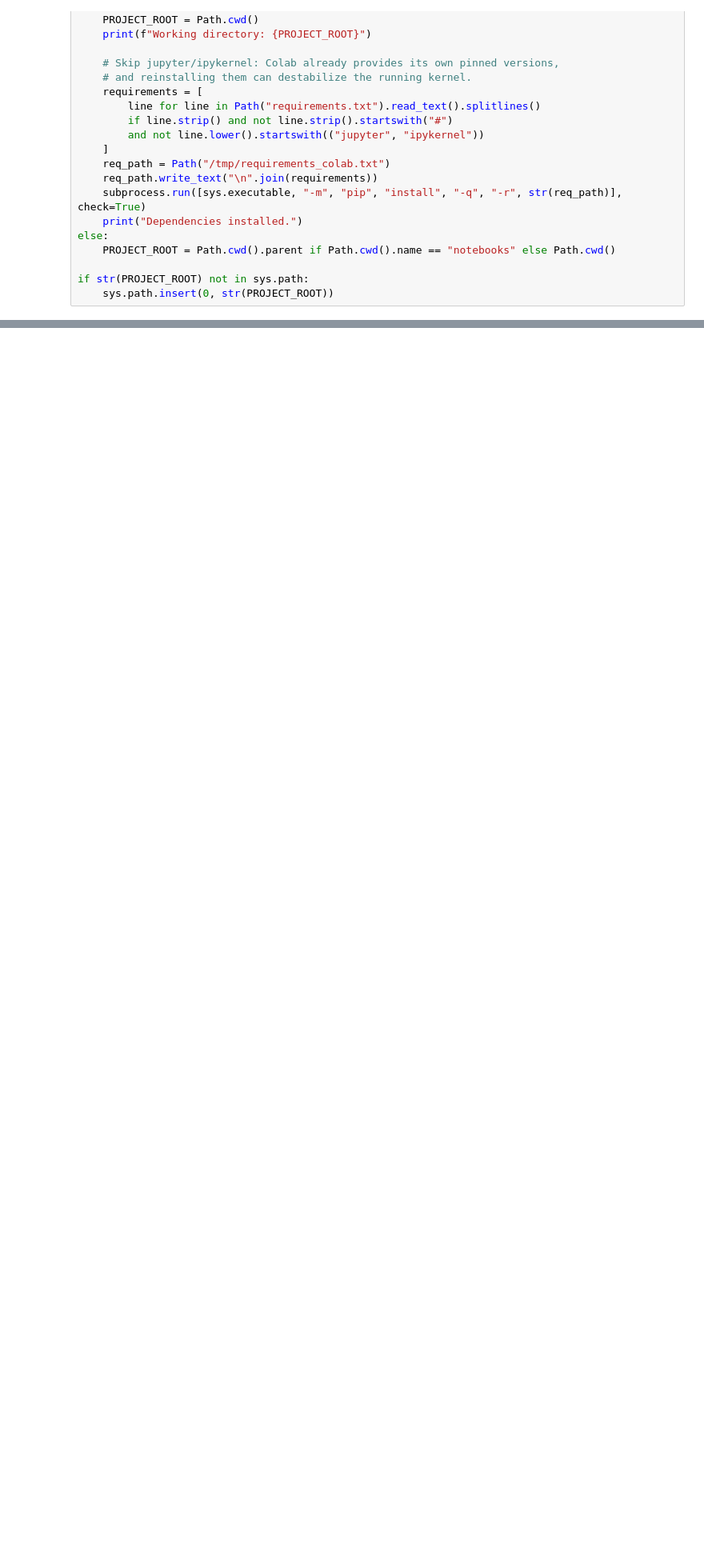
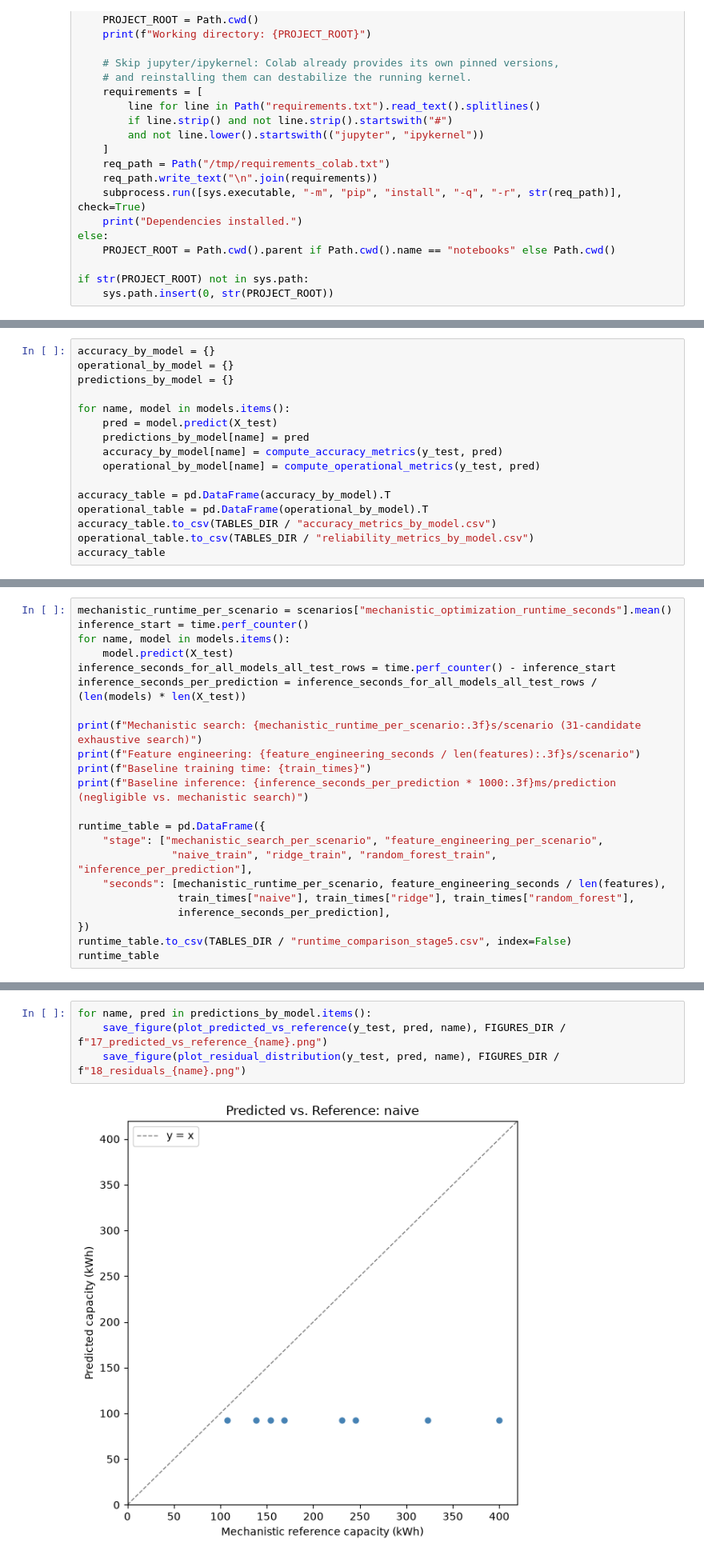
Before and after one commit to sulhos/Leonardo-Assignment, a Jupyter notebook: notebooks/03_ml_baselines.ipynb, the cells around one changed output, grey strips where cells are left out. Shown at 80% size. Saved outputs shown, nothing was run; the diff lists cells and outputs as text; blank space fills up the shorter version.

```diff
--- a/notebooks/03_ml_baselines.ipynb
+++ b/notebooks/03_ml_baselines.ipynb
@@ -61,0 +159,16 @@ if str(PROJECT_ROOT) not in sys.path:
+# %%
+accuracy_by_model = {}
+operational_by_model = {}
+predictions_by_model = {}
+
+for name, model in models.items():
+    pred = model.predict(X_test)
+    predictions_by_model[name] = pred
+    accuracy_by_model[name] = compute_accuracy_metrics(y_test, pred)
+    operational_by_model[name] = compute_operational_metrics(y_test, pred)
+
+accuracy_table = pd.DataFrame(accuracy_by_model).T
+operational_table = pd.DataFrame(operational_by_model).T
+accuracy_table.to_csv(TABLES_DIR / "accuracy_metrics_by_model.csv")
+operational_table.to_csv(TABLES_DIR / "reliability_metrics_by_model.csv")
+accuracy_table
@@ -61,0 +191,22 @@ if str(PROJECT_ROOT) not in sys.path:
+# %%
+mechanistic_runtime_per_scenario = scenarios["mechanistic_optimization_runtime_seconds"].mean()
+inference_start = time.perf_counter()
+for name, model in models.items():
+    model.predict(X_test)
+inference_seconds_for_all_models_all_test_rows = time.perf_counter() - inference_start
+inference_seconds_per_prediction = inference_seconds_for_all_models_all_test_rows / (len(models) * len(X_test))
+
+print(f"Mechanistic search: {mechanistic_runtime_per_scenario:.3f}s/scenario (31-candidate exhaustive search)")
+print(f"Feature engineering: {feature_engineering_seconds / len(features):.3f}s/scenario")
+print(f"Baseline training time: {train_times}")
+print(f"Baseline inference: {inference_seconds_per_prediction * 1000:.3f}ms/prediction (negligible vs. mechanistic search)")
+
+runtime_table = pd.DataFrame({
+    "stage": ["mechanistic_search_per_scenario", "feature_engineering_per_scenario",
+               "naive_train", "ridge_train", "random_forest_train", "inference_per_prediction"],
+    "seconds": [mechanistic_runtime_per_scenario, feature_engineering_seconds / len(features),
+                train_times["naive"], train_times["ridge"], train_times["random_forest"],
+                inference_seconds_per_prediction],
+})
+runtime_table.to_csv(TABLES_DIR / "runtime_comparison_stage5.csv", index=False)
+runtime_table
@@ -61,0 +227,6 @@ if str(PROJECT_ROOT) not in sys.path:
+# %%
+for name, pred in predictions_by_model.items():
+    save_figure(plot_predicted_vs_reference(y_test, pred, name), FIGURES_DIR / f"17_predicted_vs_reference_{name}.png")
+    save_figure(plot_residual_distribution(y_test, pred, name), FIGURES_DIR / f"18_residuals_{name}.png")
+# %% [output]
+[figure, added]
```
Also changed, not shown: parts of 20 cells of this notebook, 24 other files.
